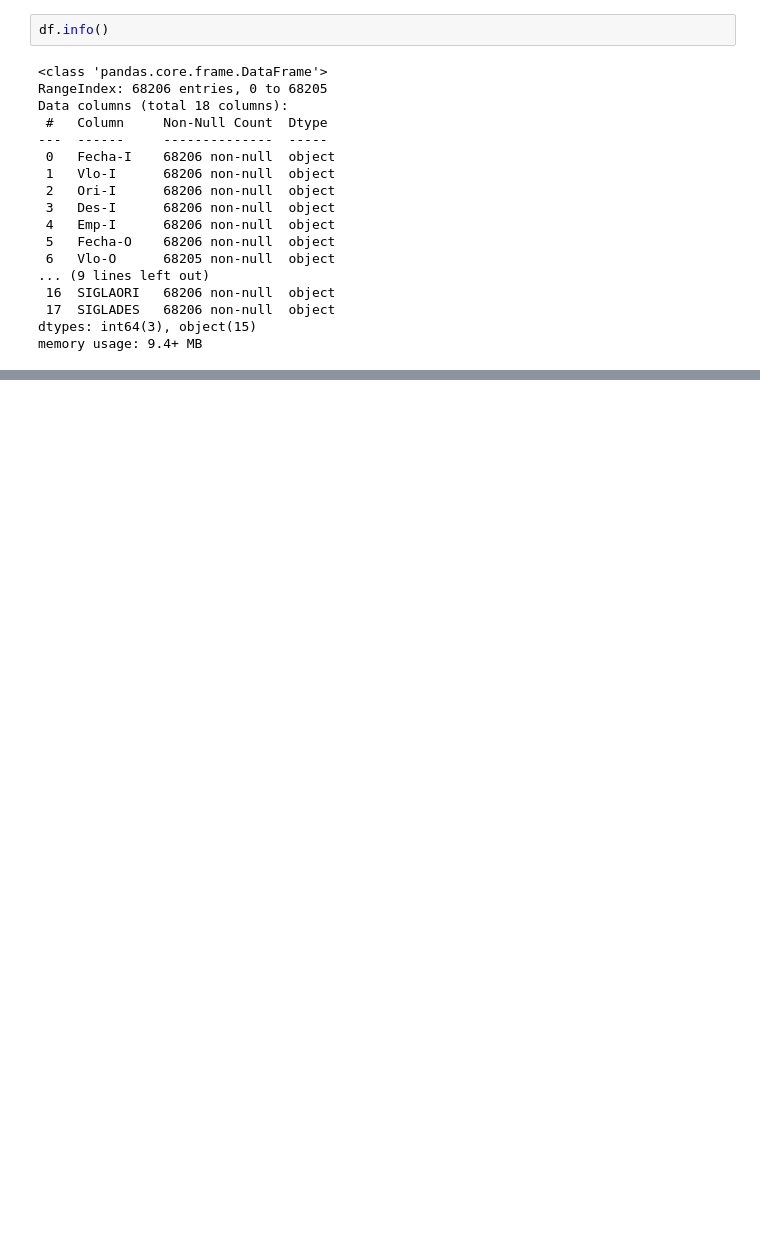
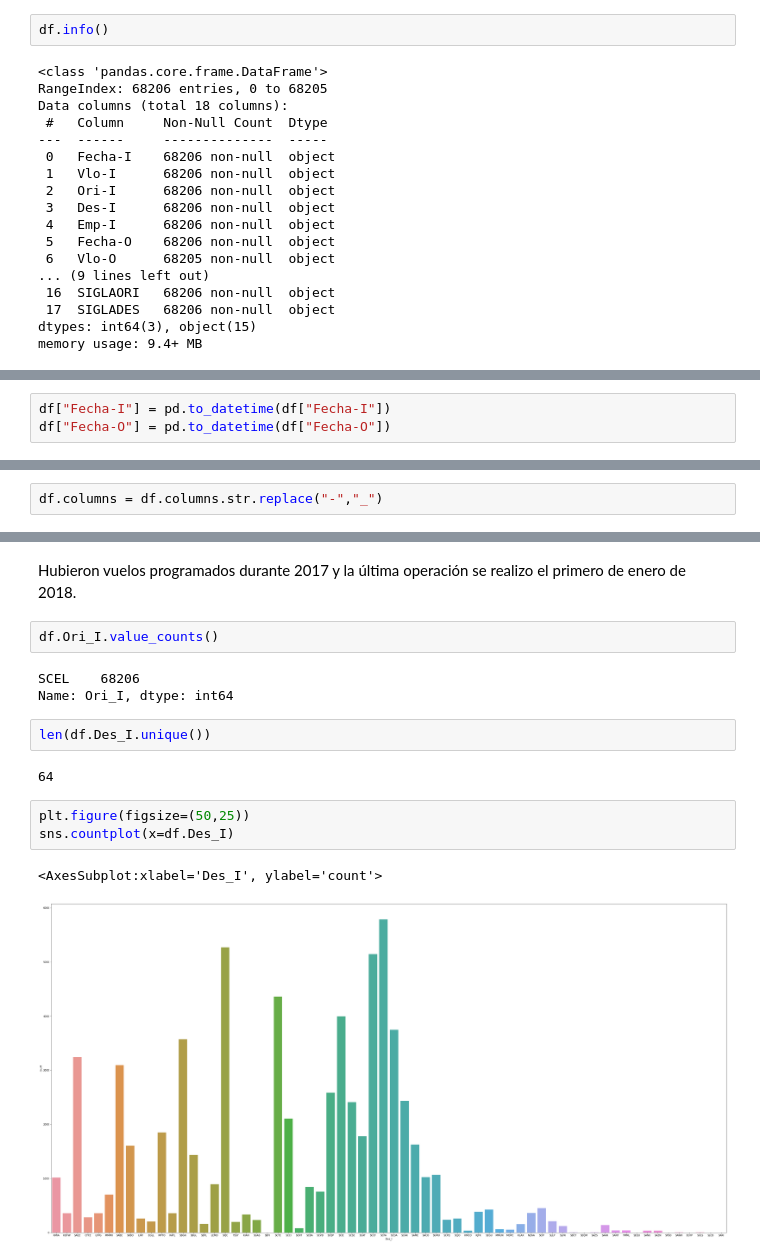
Before and after one commit to urcuqui/Data-Science, a Jupyter notebook: Challenges/lat/solution.ipynb, the cells around one changed output, grey strips where cells are left out. Drawn from its saved outputs; the diff is of its cells as text; blank space fills up the shorter version.

```diff
--- a/Challenges/lat/solution.ipynb
+++ b/Challenges/lat/solution.ipynb
@@ -48,0 +92,3 @@ memory usage: 9.4+ MB
+# %%
+df["Fecha-I"] = pd.to_datetime(df["Fecha-I"])
+df["Fecha-O"] = pd.to_datetime(df["Fecha-O"])
@@ -48,0 +97,2 @@ memory usage: 9.4+ MB
+# %%
+df.columns = df.columns.str.replace("-","_")
@@ -48,0 +162,17 @@ memory usage: 9.4+ MB
+# %% [markdown]
+Hubieron vuelos programados durante 2017 y la última operación se realizo el primero de enero de 2018.
+# %%
+df.Ori_I.value_counts()
+# %% [output]
+SCEL    68206
+Name: Ori_I, dtype: int64
+# %%
+len(df.Des_I.unique())
+# %% [output]
+64
+# %%
+plt.figure(figsize=(50,25))
+sns.countplot(x=df.Des_I)
+# %% [output]
+<AxesSubplot:xlabel='Des_I', ylabel='count'>
+[figure, added]
```
Also changed, not shown: parts of 30 cells of this notebook.
